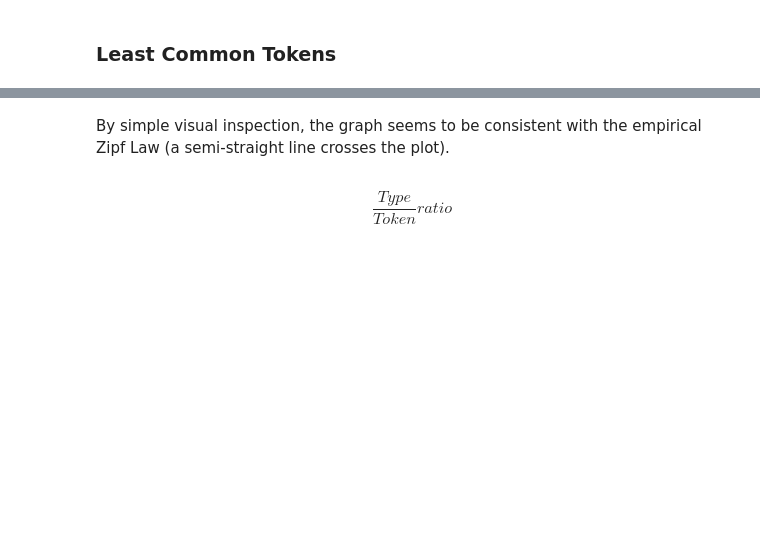
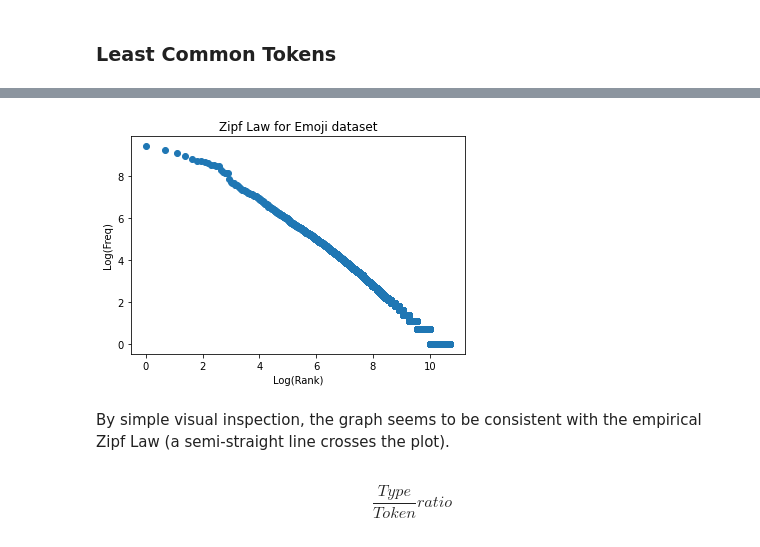
Before and after one commit to dmdequin/fyp2021p4g03, a Jupyter notebook: notebooks/notebook.ipynb, the cells around one changed output, grey strips where cells are left out. Saved outputs shown, nothing was run; the diff lists cells and outputs as text; code cells hidden in the pictures; blank space fills up the shorter version.

```diff
--- a/notebooks/notebook.ipynb
+++ b/notebooks/notebook.ipynb
@@ -474,3 +498,7 @@ zipf_law(irony, 'Irony');
+# %%
+zipf_law(emoji, 'Emoji');
+# %% [output]
+[figure, added]
 # %% [markdown]
 By simple visual inspection, the graph seems to be consistent with the empirical Zipf Law (a semi-straight line crosses the plot).
 # %% [markdown]
```
Also changed, not shown: parts of 49 cells of this notebook.
